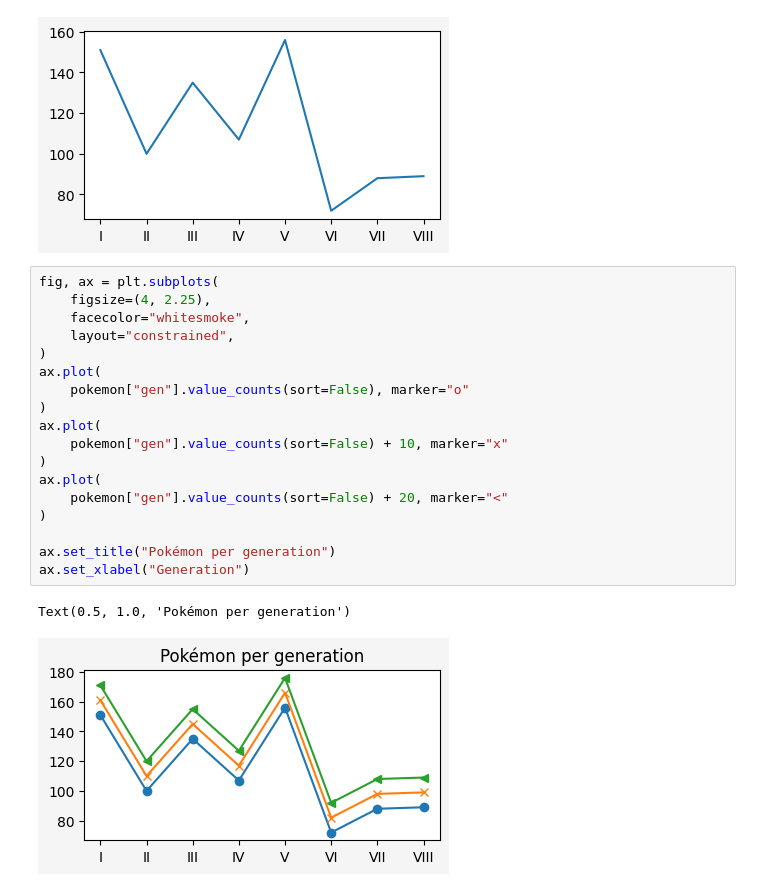
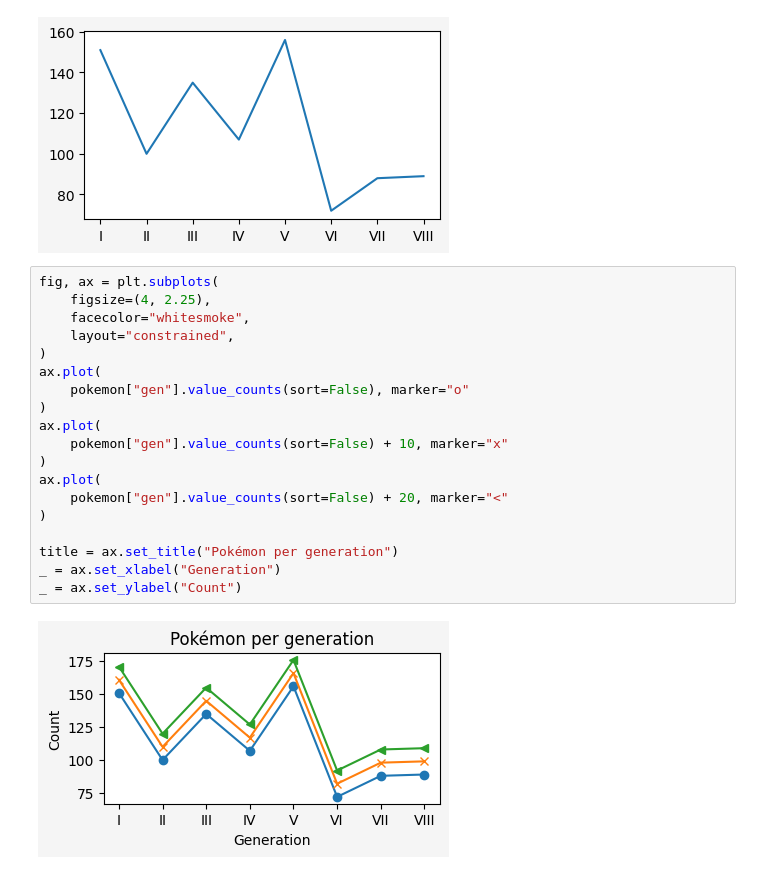
Before and after one commit to mathspp/20240510-webinar-pandas-matplotlib, a Jupyter notebook: webinar.ipynb, the cells around one changed output. Cells and saved outputs as stored; diff of their text form.

```diff
--- a/webinar.ipynb
+++ b/webinar.ipynb
@@ -736,21 +736,21 @@ ax.plot(
 # %%
 fig, ax = plt.subplots(
     figsize=(4, 2.25),
     facecolor="whitesmoke",
     layout="constrained",
 )
 ax.plot(
     pokemon["gen"].value_counts(sort=False), marker="o"
 )
 ax.plot(
     pokemon["gen"].value_counts(sort=False) + 10, marker="x"
 )
 ax.plot(
     pokemon["gen"].value_counts(sort=False) + 20, marker="<"
 )
 
-ax.set_title("Pokémon per generation")
-ax.set_xlabel("Generation")
+title = ax.set_title("Pokémon per generation")
+_ = ax.set_xlabel("Generation")
+_ = ax.set_ylabel("Count")
 # %% [output]
-Text(0.5, 1.0, 'Pokémon per generation')
-[figure, old version]
+[figure, new version]
```
